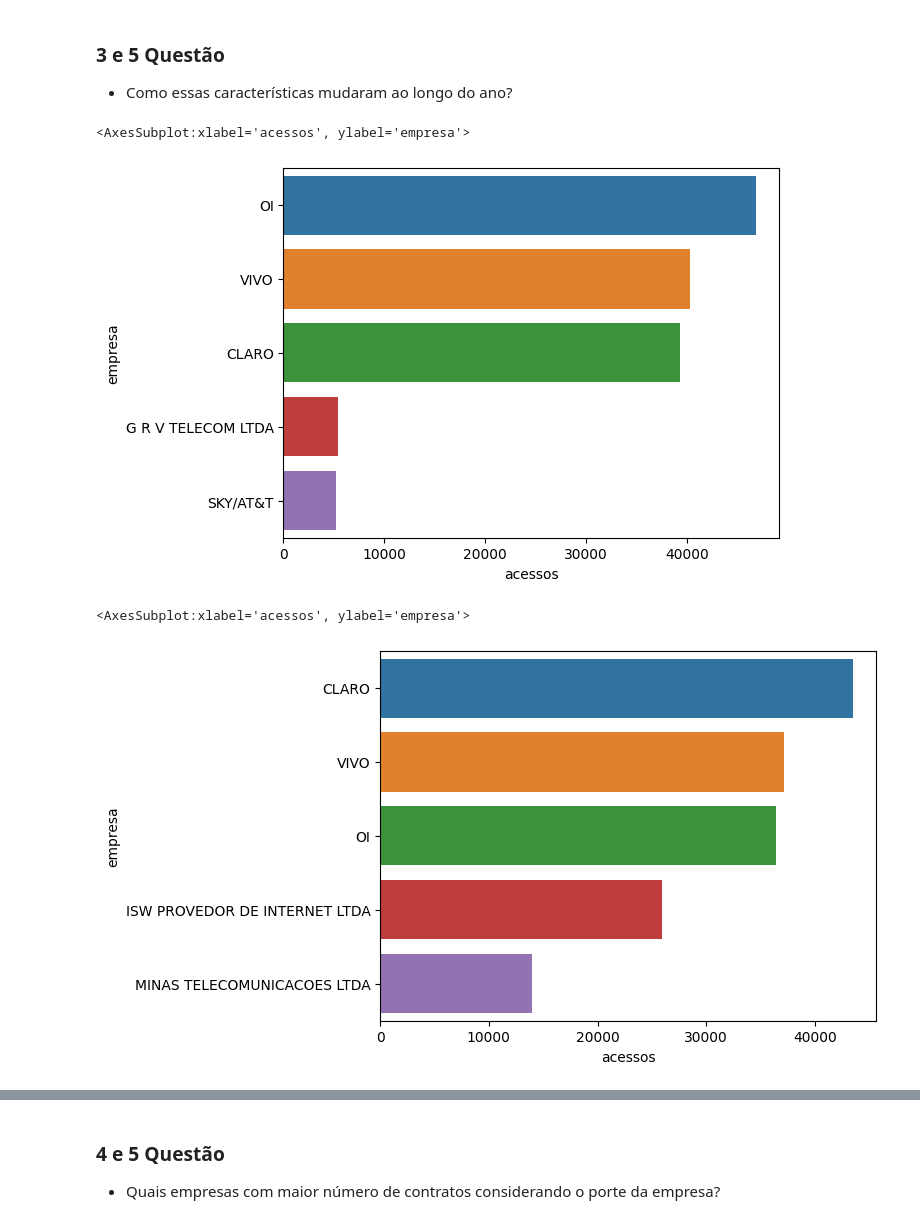
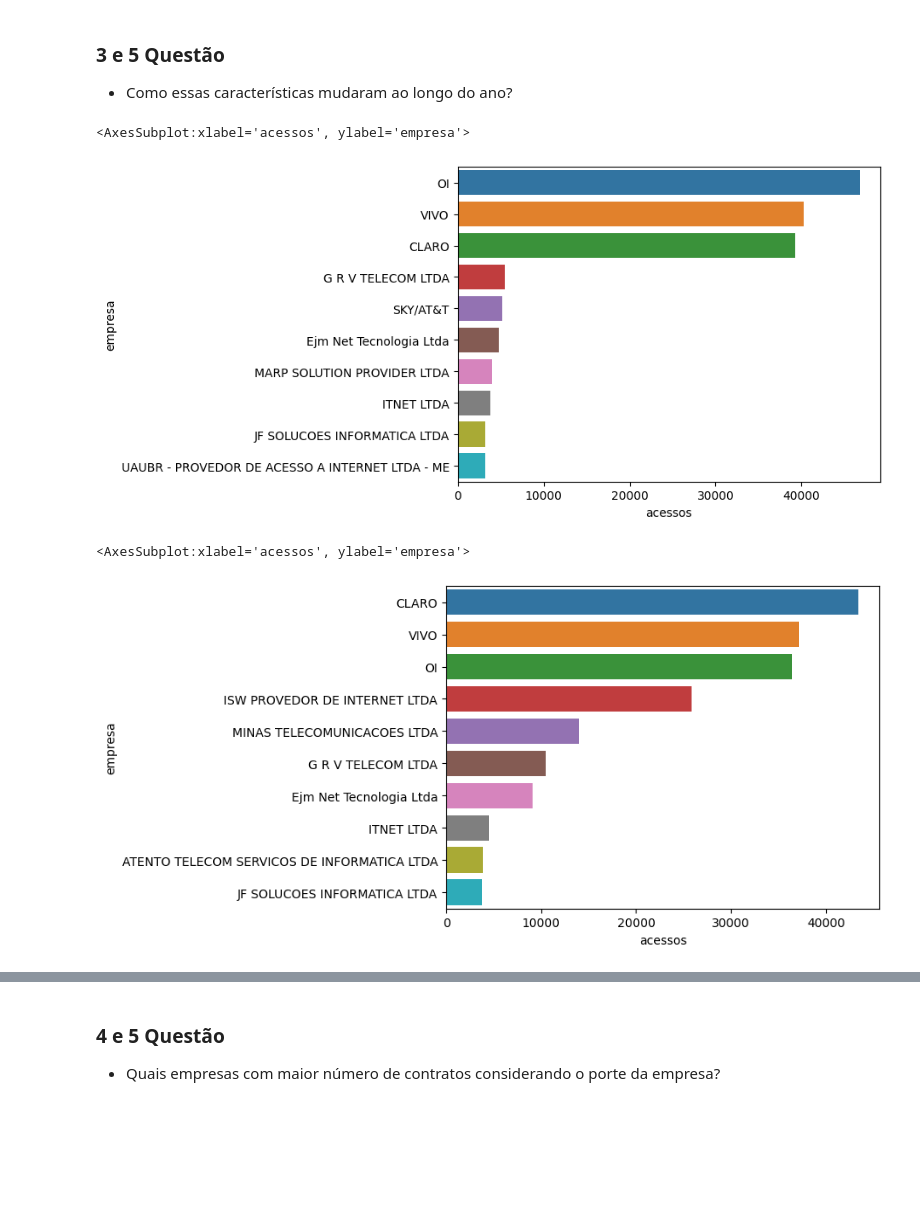
Before and after one commit to Jownao/dive_datascience, a Jupyter notebook: lab/02_Analise_dados_banda_larga.ipynb, the cells around one changed output, grey strips where cells are left out. Cells and saved outputs as stored; diff of their text form; code cells hidden in the pictures; blank space fills up the shorter version.

```diff
--- a/lab/02_Analise_dados_banda_larga.ipynb
+++ b/lab/02_Analise_dados_banda_larga.ipynb
@@ -211,18 +211,18 @@ sns.barplot(data=frame_sum_velocidade,x='acessos',y='velocidade',ax=axs[1][1])
 # %%
 # Empresa x Acessos em 2019
 empresa_acessos_2019 = data_estado.query("ano == 2019 and mes == 2")
 empresa_acessos_2019
 
 empresa_2019 = empresa_acessos_2019.groupby("empresa")['acessos'].sum()
 fsum_empresa_2019 = convert_sums_frame(empresa_2019, ['empresa','acessos'])
 acessos5_2019 = fsum_empresa_2019.sort_values(by='acessos',
-                      ascending=False ).head()
+                      ascending=False ).head(10)
 acessos5_2019
 
 sns.barplot(data=acessos5_2019, x="acessos",y="empresa")
 # %% [output]
 <AxesSubplot:xlabel='acessos', ylabel='empresa'>
-[figure, old version]
+[figure, new version]
 # %%
 # Empresa x Acessos em 2020
 empresa_acessos_2020 = data_estado.query("ano == 2020 and mes == 2")
@@ -231,13 +231,13 @@ empresa_acessos_2020
 empresa_2020 = empresa_acessos_2020.groupby("empresa")['acessos'].sum()
 fsum_empresa_2020 = convert_sums_frame(empresa_2020, ['empresa','acessos'])
 acessos5_2020 = fsum_empresa_2020.sort_values(by='acessos',
-                      ascending=False ).head()
+                      ascending=False ).head(10)
 acessos5_2020
 
 sns.barplot(data=acessos5_2020, x="acessos",y="empresa")
 # %% [output]
 <AxesSubplot:xlabel='acessos', ylabel='empresa'>
-[figure, old version]
+[figure, new version]
 # %%
 # Empresa x Acessos em 2021
 empresa_acessos_2021 = data_estado.query("ano == 2021 and mes == 2")
```
Also changed, not shown: parts of 2 cells of this notebook, 1 other file.
